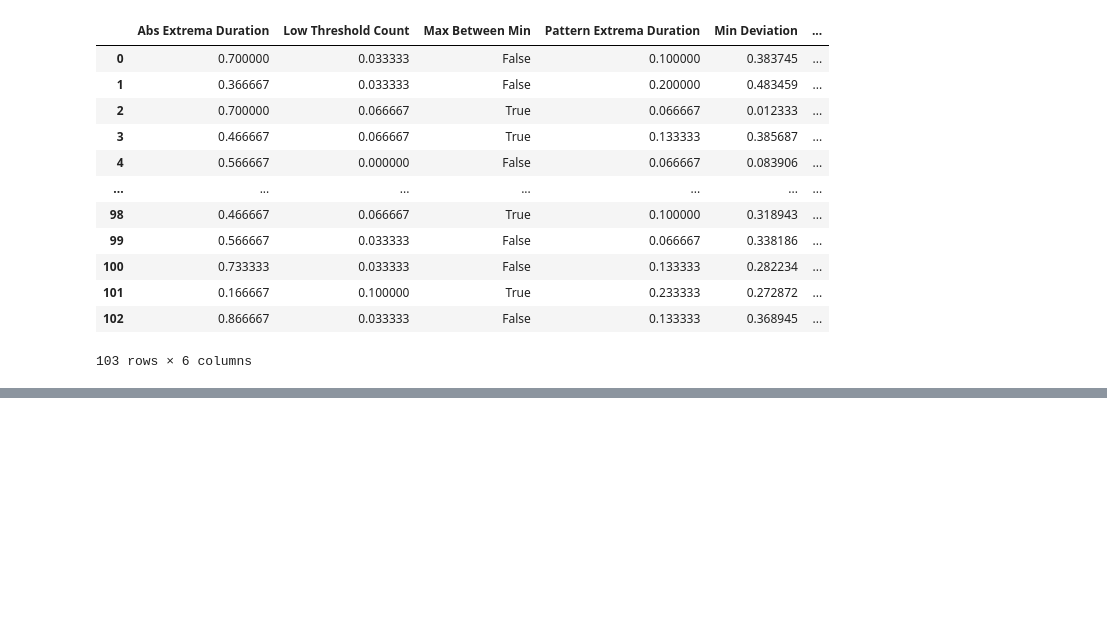
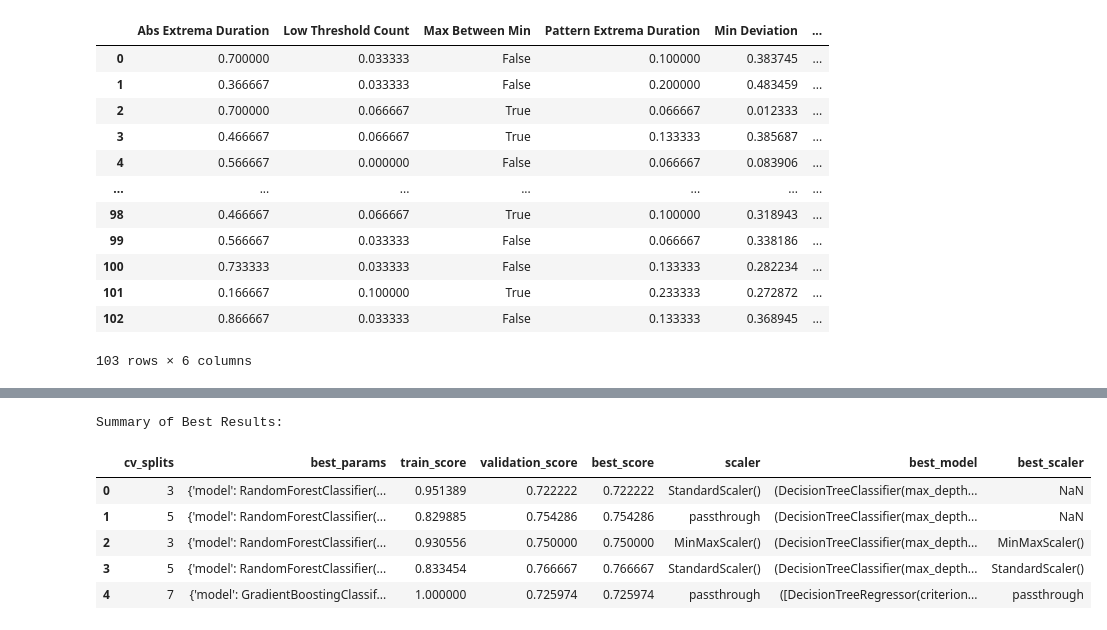
Before and after one commit to TA-Experiments-WSC/double-bottom-detection-ml, a Jupyter notebook: notebooks/04_train.ipynb, the cells around one changed output, grey strips where cells are left out. Drawn from its saved outputs; the diff is of its cells as text; code cells hidden in the pictures; blank space fills up the shorter version.

```diff
--- a/notebooks/04_train.ipynb
+++ b/notebooks/04_train.ipynb
@@ -157,0 +66,35 @@ Best Overall Configuration Across CV Splits:
+# %%
+scalers = [StandardScaler(), MinMaxScaler(), 'passthrough']
+
+param_grid = [
+    {
+        'scaler': scalers,
+        'model': [RandomForestClassifier()],
+        'model__n_estimators': [100, 200, 500],
+        'model__max_depth': [5, 10, 20],
+        'model__min_samples_split': [2, 5, 10],
+        'model__min_samples_leaf': [1, 2, 4],
+    },
+    {
+        'scaler': scalers,
+        'model': [GradientBoostingClassifier()],
+        'model__n_estimators': [100, 200],
+        'model__learning_rate': [0.01, 0.05, 0.1],
+        'model__max_depth': [3, 5, 7],
+    },
+    {
+        'scaler': scalers,
+        'model': [SVC()],
+        'model__C': [0.1, 1, 10],
+        'model__kernel': ['linear', 'rbf'],
+    }
+]
+
+pipeline = Pipeline([
+    ('scaler', 'passthrough'),
+    ('model', RandomForestClassifier())
+])
+
+cv_options = [3, 5, 7]
+all_results = []
+summary_results = []
@@ -257,0 +161,11 @@ Scoring in test with best model: 0.8387096774193549
+# %%
+print("\nSummary of Best Results:")
+summary_results_df
+# %% [output]
+Summary of Best Results:
+|  | cv_splits | best_params | train_score | validation_score | best_score | scaler | best_model | best_scaler |
+| 0 | 3 | {'model': RandomForestClassifier(... | 0.951389 | 0.722222 | 0.722222 | StandardScaler() | (DecisionTreeClassifier(max_depth... | NaN |
+| 1 | 5 | {'model': RandomForestClassifier(... | 0.829885 | 0.754286 | 0.754286 | passthrough | (DecisionTreeClassifier(max_depth... | NaN |
+| 2 | 3 | {'model': RandomForestClassifier(... | 0.930556 | 0.750000 | 0.750000 | MinMaxScaler() | (DecisionTreeClassifier(max_depth... | MinMaxScaler() |
+| 3 | 5 | {'model': RandomForestClassifier(... | 0.833454 | 0.766667 | 0.766667 | StandardScaler() | (DecisionTreeClassifier(max_depth... | StandardScaler() |
+| 4 | 7 | {'model': GradientBoostingClassif... | 1.000000 | 0.725974 | 0.725974 | passthrough | ([DecisionTreeRegressor(criterion... | passthrough |
```
Also changed, not shown: parts of 19 cells of this notebook.
